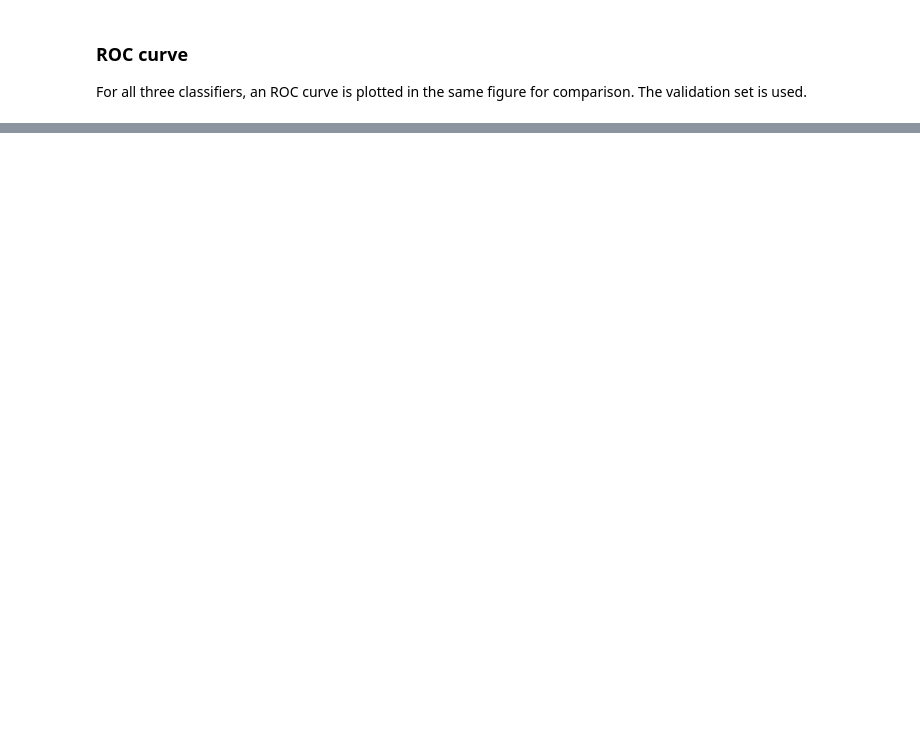
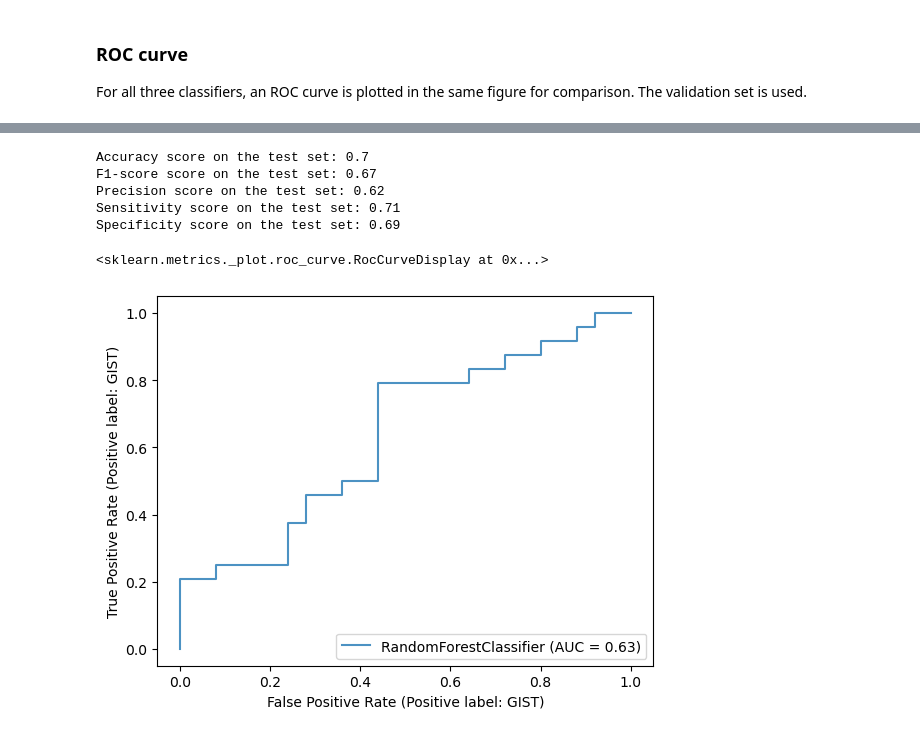
Before and after one commit to ecmbuijsman/TM10007_ML, a Jupyter notebook: assignment.ipynb, the cells around one changed output, grey strips where cells are left out. Drawn from its saved outputs; the diff is of its cells as text; code cells hidden in the pictures; blank space fills up the shorter version.

```diff
--- a/assignment.ipynb
+++ b/assignment.ipynb
@@ -325,0 +283,23 @@ print('Accuracy score on the test set: ' + str(accuracy_score(y_test, mlp_predic
+# %%
+# Import necessary packages
+from sklearn.metrics import accuracy_score # calculating accuracy
+from sklearn.metrics import f1_score # calculating F1-score
+from sklearn.metrics import recall_score # calculating recall
+from sklearn.metrics import precision_score # calculating precision
+from sklearn.metrics import confusion_matrix # calculating confusion matrix
+from sklearn import svm # support vector classifier
+
+# Support vector machine with best hyperparameters
+svm_model = svm.SVC(kernel='poly', gamma=1, degree=3, coef0=0.5, C=1000, random_state=0)
+svm_model.fit(train_pca, y_train)
+
+# Results of support vector machine on the validation set
+svm_prediction = svm_model.predict(validate_pca)
+svm_accuracy = round(accuracy_score(y_validate, svm_prediction), 2)
+svm_f1 = round(f1_score(y_validate, svm_prediction, pos_label='GIST'),2)
+svm_recall = round(recall_score(y_validate, svm_prediction, pos_label='GIST'),2)
+svm_precision = round(precision_score(y_validate, svm_prediction, pos_label='GIST'),2)
+
+tp, fn, fp, tn = confusion_matrix(y_validate,svm_prediction).ravel()
+svm_sens = round(tp/(tp+fn),2)
+svm_spec = round(tn/(tn+fp),2)
@@ -361,0 +392,26 @@ plt.show()
+# %%
+rf_prediction = rf_model.predict(test_pca)
+rf_accuracy = round(accuracy_score(y_test, rf_prediction), 2)
+print('Accuracy score on the test set: ' + str(rf_accuracy))
+rf_f1 = round(f1_score(y_test, rf_prediction, pos_label='GIST'),2)
+print('F1-score score on the test set: ' + str(rf_f1))
+rf_precision = round(precision_score(y_test, rf_prediction, pos_label='GIST'),2)
+print('Precision score on the test set: ' +str(rf_precision))
+
+tp, fn, fp, tn = confusion_matrix(y_test,rf_prediction).ravel()
+rf_sens = round(tp/(tp+fn),2)
+print('Sensitivity score on the test set: ' +str(rf_sens))
+rf_spec = round(tn/(tn+fp),2)
+print('Specificity score on the test set: ' +str(rf_spec))
+
+rfc_disp = RocCurveDisplay.from_estimator(rf_model, validate_pca, y_validate, ax=ax, alpha=0.8,pos_label='GIST')
+ax = plt.gca()
+rfc_disp.plot(ax=ax, alpha=0.8)
+# %% [output]
+Accuracy score on the test set: 0.7
+F1-score score on the test set: 0.67
+Precision score on the test set: 0.62
+Sensitivity score on the test set: 0.71
+Specificity score on the test set: 0.69
+<sklearn.metrics._plot.roc_curve.RocCurveDisplay at 0x...>
+[figure, added]
```
Also changed, not shown: parts of 18 cells of this notebook.
